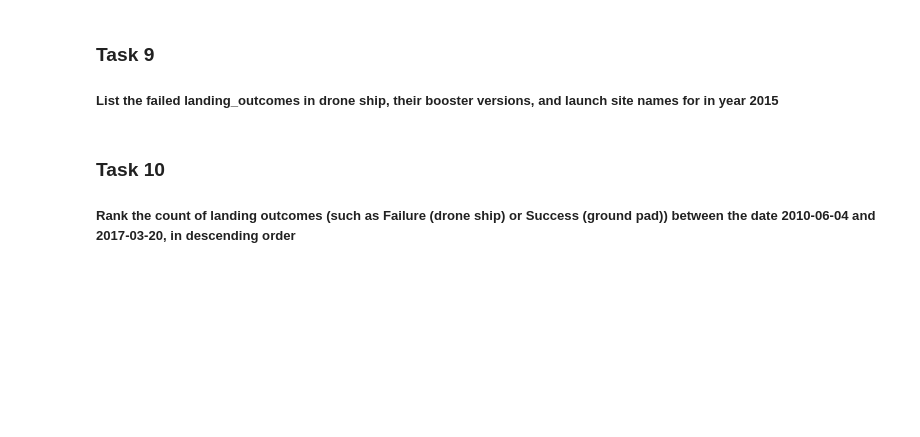
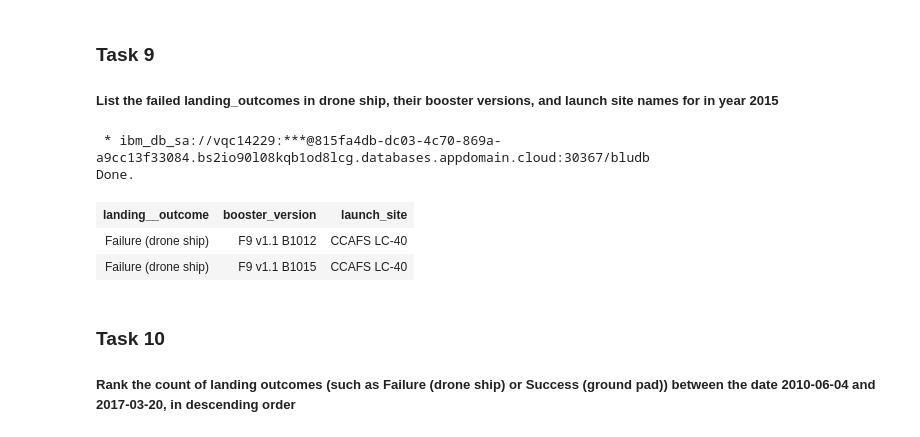
Before and after one commit to RossM429/IBM_Capstone_Project, a Jupyter notebook: jupyter-labs-eda-sql-coursera.ipynb, the cells around one changed output. Drawn from its saved outputs; the diff is of its cells as text; code cells hidden in the pictures; blank space fills up the shorter version.

```diff
--- a/jupyter-labs-eda-sql-coursera.ipynb
+++ b/jupyter-labs-eda-sql-coursera.ipynb
@@ -194,9 +271,17 @@ where PAYLOAD_MASS__KG_ < (select MAX(PAYLOAD_MASS__KG_)
 
 ##### List the failed landing_outcomes in drone ship, their booster versions, and launch site names for in year 2015
 # %%
-SELECT LANDING__OUTCOME, BOOSTER_VERSION
+%%sql
+
+SELECT LANDING__OUTCOME, BOOSTER_VERSION, LAUNCH_SITE
 FROM SPACEX
 WHERE YEAR(Date) = 2015 AND LANDING__OUTCOME = 'Failure (drone ship)'
+# %% [output]
+ * ibm_db_sa://vqc14229:***@815fa4db-dc03-4c70-869a-a9cc13f33084.bs2io90l08kqb1od8lcg.databases.appdomain.cloud:30367/bludb
+Done.
+| landing__outcome | booster_version | launch_site |
+| Failure (drone ship) | F9 v1.1 B1012 | CCAFS LC-40 |
+| Failure (drone ship) | F9 v1.1 B1015 | CCAFS LC-40 |
 # %% [markdown]
 ### Task 10
 
```
Also changed, not shown: parts of 12 cells of this notebook, 2 other files.
